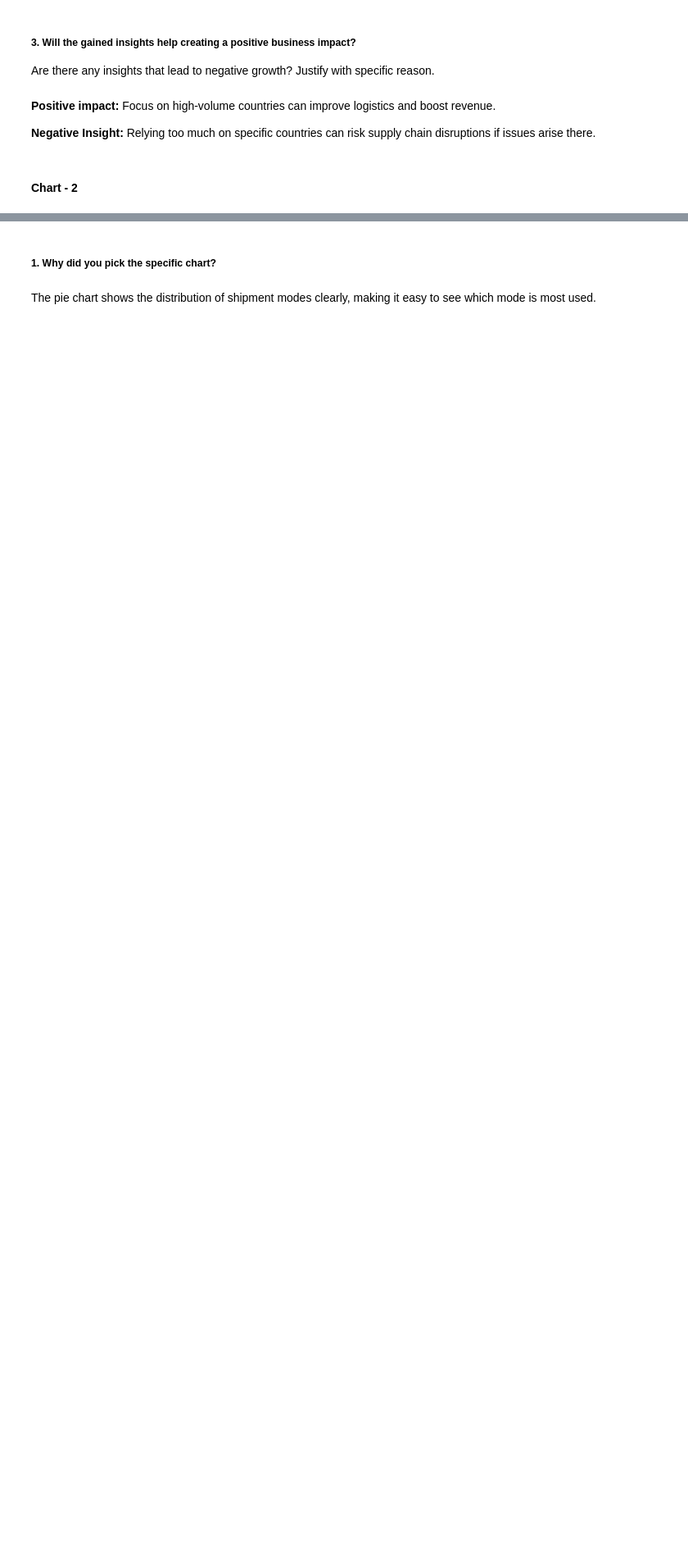
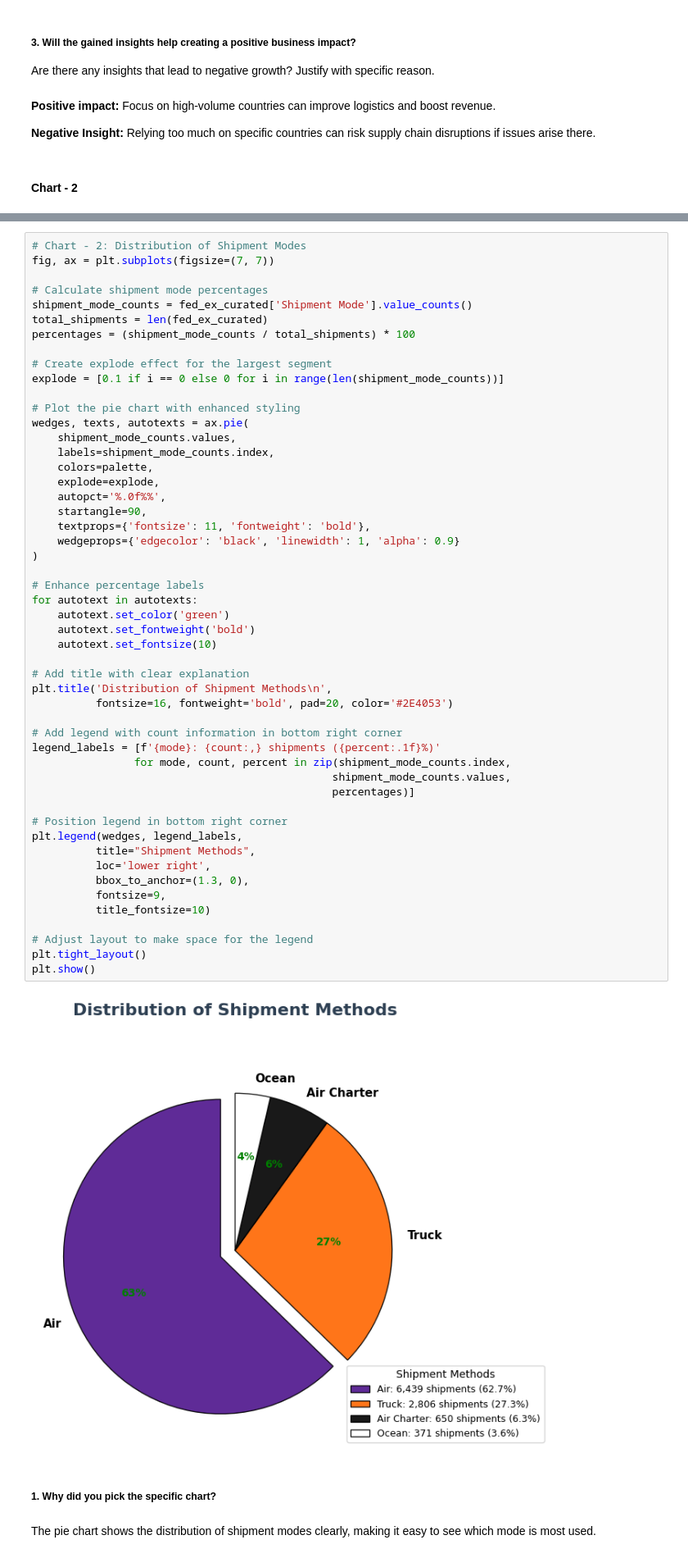
Before and after one commit to S-Narasimman/FedEx-Logistics-Performance-Analysis, a Jupyter notebook: FedEx_Logistics_Performance_Analysis.ipynb, the cells around one changed output, grey strips where cells are left out. Shown at 82% size. Cells and saved outputs as stored; diff of their text form; blank space fills up the shorter version.

```diff
--- a/FedEx_Logistics_Performance_Analysis.ipynb
+++ b/FedEx_Logistics_Performance_Analysis.ipynb
@@ -427,3 +444,56 @@ plt.show()
+# %%
+# Chart - 2: Distribution of Shipment Modes
+fig, ax = plt.subplots(figsize=(7, 7))
+
+# Calculate shipment mode percentages
+shipment_mode_counts = fed_ex_curated['Shipment Mode'].value_counts()
+total_shipments = len(fed_ex_curated)
+percentages = (shipment_mode_counts / total_shipments) * 100
+
+# Create explode effect for the largest segment
+explode = [0.1 if i == 0 else 0 for i in range(len(shipment_mode_counts))]
+
+# Plot the pie chart with enhanced styling
+wedges, texts, autotexts = ax.pie(
+    shipment_mode_counts.values,
+    labels=shipment_mode_counts.index,
+    colors=palette,
+    explode=explode,
+    autopct='%.0f%%',
+    startangle=90,
+    textprops={'fontsize': 11, 'fontweight': 'bold'},
+    wedgeprops={'edgecolor': 'black', 'linewidth': 1, 'alpha': 0.9}
+)
+
+# Enhance percentage labels
+for autotext in autotexts:
+    autotext.set_color('green')
+    autotext.set_fontweight('bold')
+    autotext.set_fontsize(10)
+
+# Add title with clear explanation
+plt.title('Distribution of Shipment Methods\n',
+          fontsize=16, fontweight='bold', pad=20, color='#2E4053')
+
+# Add legend with count information in bottom right corner
+legend_labels = [f'{mode}: {count:,} shipments ({percent:.1f}%)'
+                for mode, count, percent in zip(shipment_mode_counts.index,
+                                               shipment_mode_counts.values,
+                                               percentages)]
+
+# Position legend in bottom right corner
+plt.legend(wedges, legend_labels,
+          title="Shipment Methods",
+          loc='lower right',
+          bbox_to_anchor=(1.3, 0),
+          fontsize=9,
+          title_fontsize=10)
+
+# Adjust layout to make space for the legend
+plt.tight_layout()
+plt.show()
+# %% [output]
+[figure, added]
 # %% [markdown]
 ##### 1. Why did you pick the specific chart?
 # %% [markdown]
```
Also changed, not shown: parts of 49 cells of this notebook.
